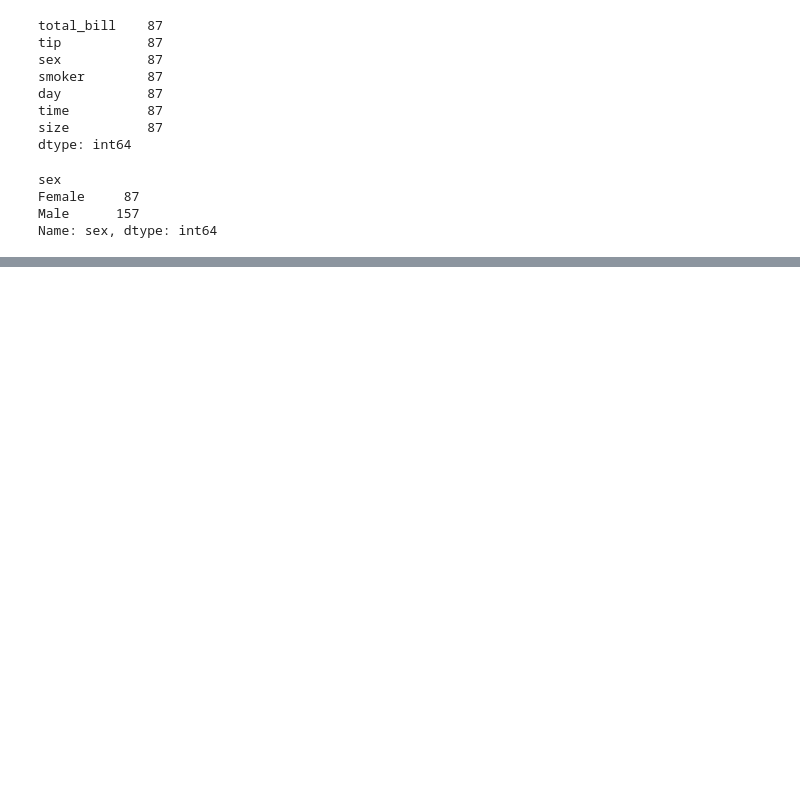
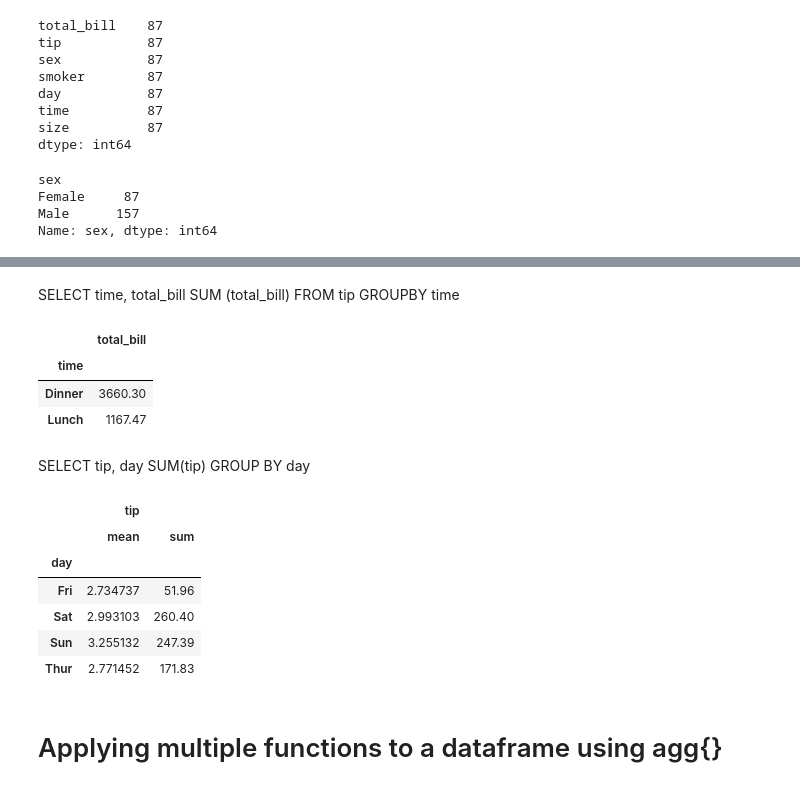
Before and after one commit to sammienjihia/data_science, a Jupyter notebook: pandas_vs_sql.ipynb, the cells around one changed output, grey strips where cells are left out. Cells and saved outputs as stored; diff of their text form; code cells hidden in the pictures; blank space fills up the shorter version.

```diff
--- a/pandas_vs_sql.ipynb
+++ b/pandas_vs_sql.ipynb
@@ -289,0 +382,9 @@ Name: sex, dtype: int64
+# %% [markdown]
+SELECT time, total_bill SUM (total_bill) FROM tip GROUPBY time
+# %%
+pd_data[['time', 'total_bill']].groupby('time').sum()
+# %% [output]
+|  | total_bill |
+| time |  |
+| Dinner | 3660.30 |
+| Lunch | 1167.47 |
@@ -289,0 +393,14 @@ Name: sex, dtype: int64
+# %% [markdown]
+SELECT tip, day SUM(tip) GROUP BY day
+# %%
+pd_data[['day', 'tip']].groupby('day').agg({np.mean, np.sum})
+# %% [output]
+|  | tip |  |
+|  | mean | sum |
+| day |  |  |
+| Fri | 2.734737 | 51.96 |
+| Sat | 2.993103 | 260.40 |
+| Sun | 3.255132 | 247.39 |
+| Thur | 2.771452 | 171.83 |
+# %% [markdown]
+# Applying multiple functions to a dataframe using agg{}
```
Also changed, not shown: parts of 30 cells of this notebook, 3 other files.
